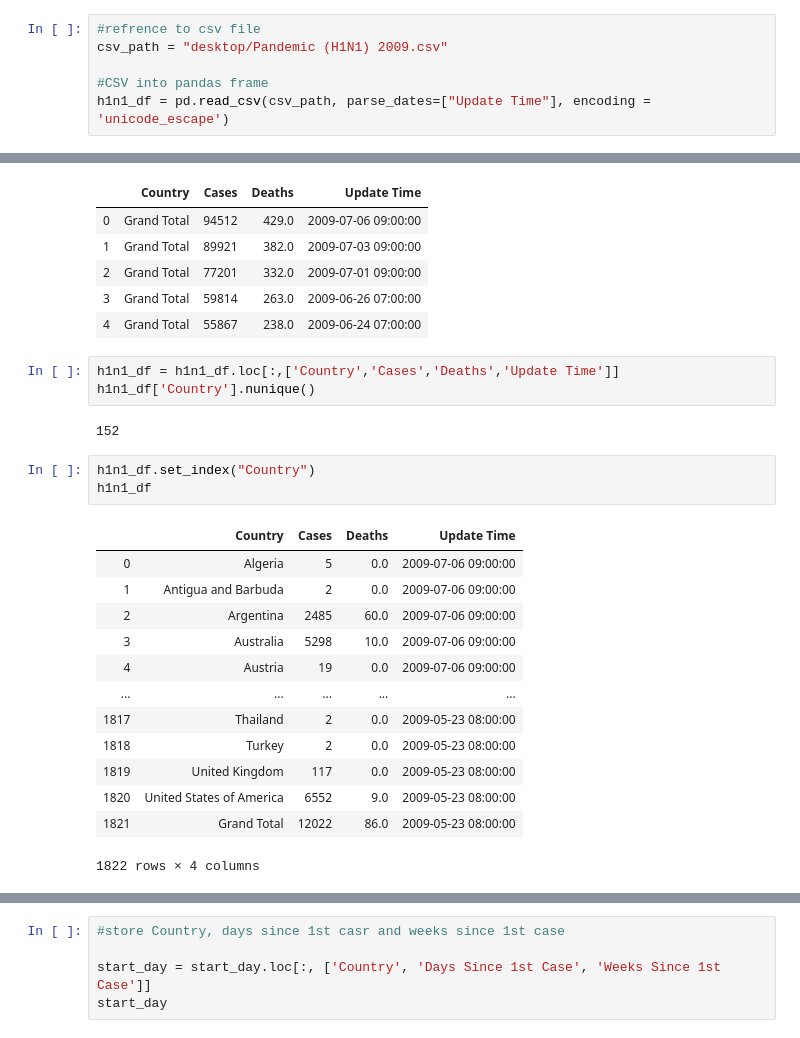
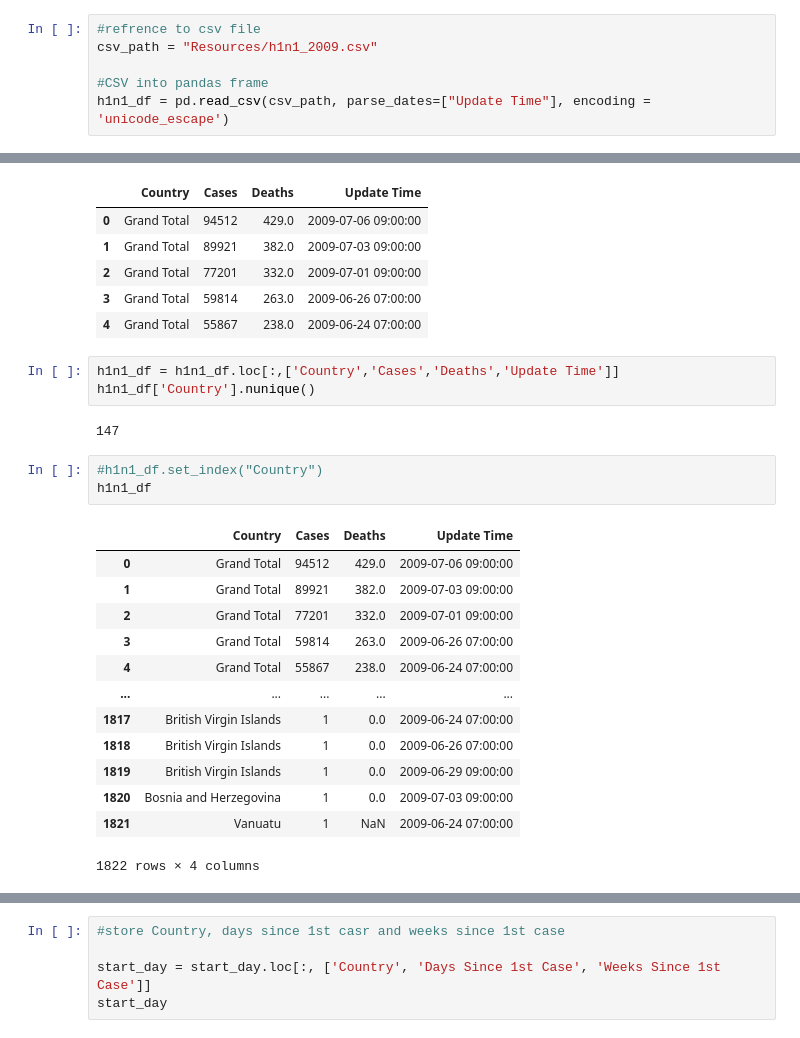
Before and after one commit to miladdavoodi9/Global_COVID-19_Analysis, a Jupyter notebook: H1N1.ipynb, the cells around one changed output, grey strips where cells are left out. Saved outputs shown, nothing was run; the diff lists cells and outputs as text.

```diff
--- a/H1N1.ipynb
+++ b/H1N1.ipynb
@@ -8,7 +8,7 @@ import plotly.express as px
 import plotly.graph_objects as go
 # %%
 #refrence to csv file
-csv_path = "desktop/Pandemic (H1N1) 2009.csv"
+csv_path = "Resources/h1n1_2009.csv"
 
 #CSV into pandas frame
 h1n1_df = pd.read_csv(csv_path, parse_dates=["Update Time"], encoding = 'unicode_escape')
@@ -54,22 +54,22 @@ h1n1_df.head()
 h1n1_df = h1n1_df.loc[:,['Country','Cases','Deaths','Update Time']]
 h1n1_df['Country'].nunique()
 # %% [output]
-152
+147
 # %%
-h1n1_df.set_index("Country")
+#h1n1_df.set_index("Country")
 h1n1_df
 # %% [output]
 |  | Country | Cases | Deaths | Update Time |
-| 0 | Algeria | 5 | 0.0 | 2009-07-06 09:00:00 |
-| 1 | Antigua and Barbuda | 2 | 0.0 | 2009-07-06 09:00:00 |
-| 2 | Argentina | 2485 | 60.0 | 2009-07-06 09:00:00 |
-| 3 | Australia | 5298 | 10.0 | 2009-07-06 09:00:00 |
-| 4 | Austria | 19 | 0.0 | 2009-07-06 09:00:00 |
+| 0 | Grand Total | 94512 | 429.0 | 2009-07-06 09:00:00 |
+| 1 | Grand Total | 89921 | 382.0 | 2009-07-03 09:00:00 |
+| 2 | Grand Total | 77201 | 332.0 | 2009-07-01 09:00:00 |
+| 3 | Grand Total | 59814 | 263.0 | 2009-06-26 07:00:00 |
+| 4 | Grand Total | 55867 | 238.0 | 2009-06-24 07:00:00 |
 | ... | ... | ... | ... | ... |
-| 1817 | Thailand | 2 | 0.0 | 2009-05-23 08:00:00 |
-| 1818 | Turkey | 2 | 0.0 | 2009-05-23 08:00:00 |
-| 1819 | United Kingdom | 117 | 0.0 | 2009-05-23 08:00:00 |
-| 1820 | United States of America | 6552 | 9.0 | 2009-05-23 08:00:00 |
-| 1821 | Grand Total | 12022 | 86.0 | 2009-05-23 08:00:00 |
+| 1817 | British Virgin Islands | 1 | 0.0 | 2009-06-24 07:00:00 |
+| 1818 | British Virgin Islands | 1 | 0.0 | 2009-06-26 07:00:00 |
+| 1819 | British Virgin Islands | 1 | 0.0 | 2009-06-29 09:00:00 |
+| 1820 | Bosnia and Herzegovina | 1 | 0.0 | 2009-07-03 09:00:00 |
+| 1821 | Vanuatu | 1 | NaN | 2009-06-24 07:00:00 |
 1822 rows × 4 columns
 # %%
```
Also changed, not shown: parts of 4 cells of this notebook, 5 other files.
